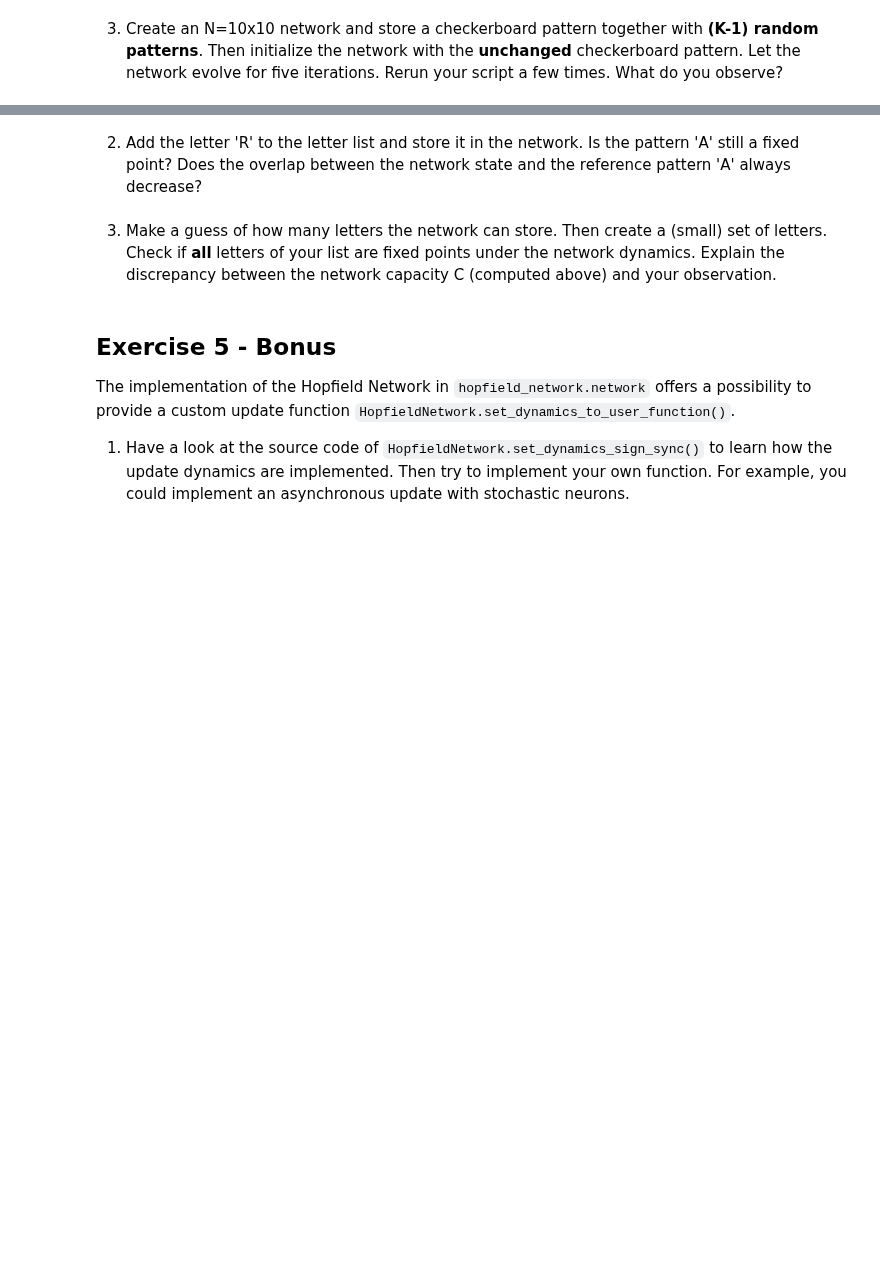
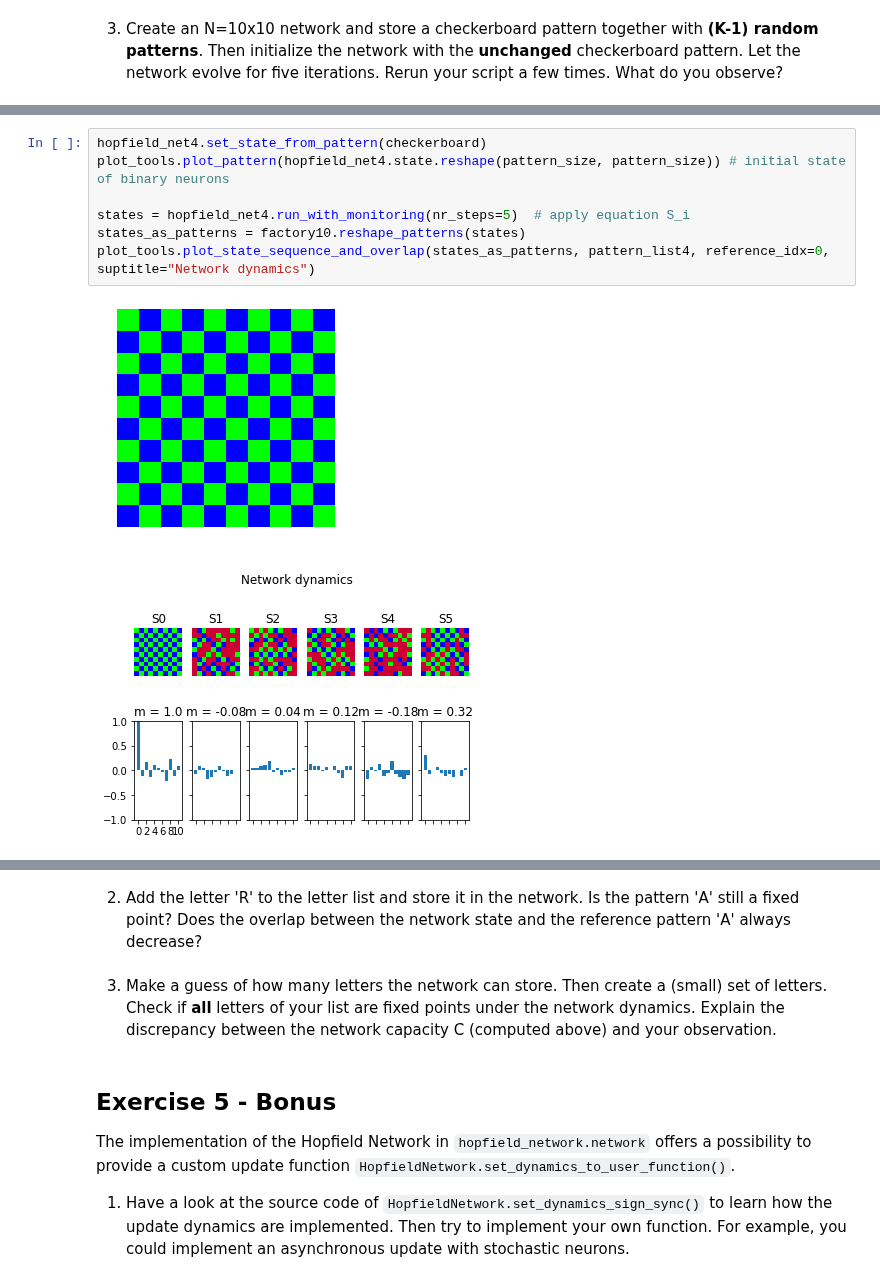
Before and after one commit to mackelab/msne-lsmlsda-2019, a Jupyter notebook: your-code/project1_NiLi/01_hopfield_network.ipynb, the cells around one changed output, grey strips where cells are left out. Saved outputs shown, nothing was run; the diff lists cells and outputs as text; blank space fills up the shorter version.

```diff
--- a/your-code/project1_NiLi/01_hopfield_network.ipynb
+++ b/your-code/project1_NiLi/01_hopfield_network.ipynb
@@ -336,3 +355,13 @@ Larger networks can store more patterns. There is a theoretical limit: the capac
+# %%
+hopfield_net4.set_state_from_pattern(checkerboard)
+plot_tools.plot_pattern(hopfield_net4.state.reshape(pattern_size, pattern_size)) # initial state of binary neurons
+
+states = hopfield_net4.run_with_monitoring(nr_steps=5)  # apply equation S_i
+states_as_patterns = factory10.reshape_patterns(states)
+plot_tools.plot_state_sequence_and_overlap(states_as_patterns, pattern_list4, reference_idx=0, suptitle="Network dynamics")
+# %% [output]
+[figure, added]
+[figure, added]
 # %% [markdown]
 ## Exercise 4 - Non-random patterns
 
```
Also changed, not shown: parts of 12 cells of this notebook.
